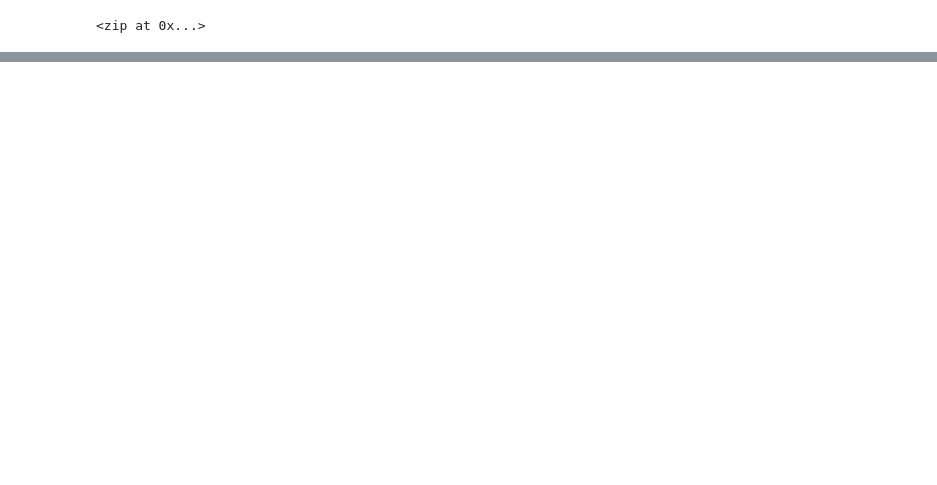
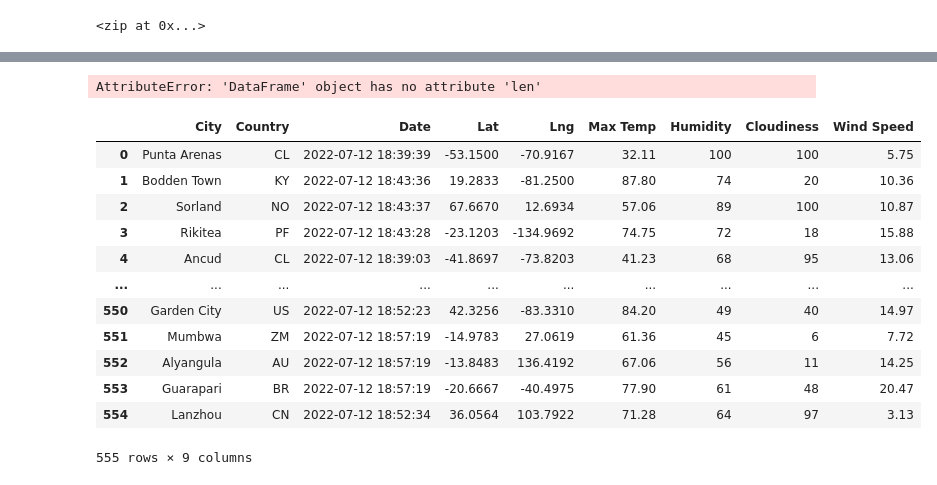
Before and after one commit to ajp71088/World_Weather_Analysis, a Jupyter notebook: WeatherPy.ipynb, the cells around one changed output, grey strips where cells are left out. Cells and saved outputs as stored; diff of their text form; code cells hidden in the pictures; blank space fills up the shorter version.

```diff
--- a/WeatherPy.ipynb
+++ b/WeatherPy.ipynb
@@ -54,0 +61,3 @@ len(cities)
+# %%
+url = "http://api.openweathermap.org/data/2.5/weather?units=Imperial&APPID=" + weather_api_key
+print(url)
@@ -54,0 +159,4 @@ len(cities)
+# %%
+# Convert the array of dictionaries to a Pandas DataFrame.
+city_data_df = pd.DataFrame(city_data)
+city_data_df.head(10)
@@ -54,0 +195,23 @@ len(cities)
+# %%
+city_data_df.len()
+# %% [output]
+AttributeError: 'DataFrame' object has no attribute 'len'
+# %%
+new_column_order = ["City", "Country", "Date", "Lat", "Lng", "Max Temp", "Humidity", "Cloudiness", "Wind Speed"]
+city_data_df = city_data_df[new_column_order]
+# %%
+city_data_df
+# %% [output]
+|  | City | Country | Date | Lat | Lng | Max Temp | Humidity | Cloudiness | Wind Speed |
+| 0 | Punta Arenas | CL | 2022-07-12 18:39:39 | -53.1500 | -70.9167 | 32.11 | 100 | 100 | 5.75 |
+| 1 | Bodden Town | KY | 2022-07-12 18:43:36 | 19.2833 | -81.2500 | 87.80 | 74 | 20 | 10.36 |
+| 2 | Sorland | NO | 2022-07-12 18:43:37 | 67.6670 | 12.6934 | 57.06 | 89 | 100 | 10.87 |
+| 3 | Rikitea | PF | 2022-07-12 18:43:28 | -23.1203 | -134.9692 | 74.75 | 72 | 18 | 15.88 |
+| 4 | Ancud | CL | 2022-07-12 18:39:03 | -41.8697 | -73.8203 | 41.23 | 68 | 95 | 13.06 |
+| ... | ... | ... | ... | ... | ... | ... | ... | ... | ... |
+| 550 | Garden City | US | 2022-07-12 18:52:23 | 42.3256 | -83.3310 | 84.20 | 49 | 40 | 14.97 |
+| 551 | Mumbwa | ZM | 2022-07-12 18:57:19 | -14.9783 | 27.0619 | 61.36 | 45 | 6 | 7.72 |
+| 552 | Alyangula | AU | 2022-07-12 18:57:19 | -13.8483 | 136.4192 | 67.06 | 56 | 11 | 14.25 |
+| 553 | Guarapari | BR | 2022-07-12 18:57:19 | -20.6667 | -40.4975 | 77.90 | 61 | 48 | 20.47 |
+| 554 | Lanzhou | CN | 2022-07-12 18:52:34 | 36.0564 | 103.7922 | 71.28 | 64 | 97 | 3.13 |
+555 rows × 9 columns
```
Also changed, not shown: parts of 11 cells of this notebook, 3 other files.
